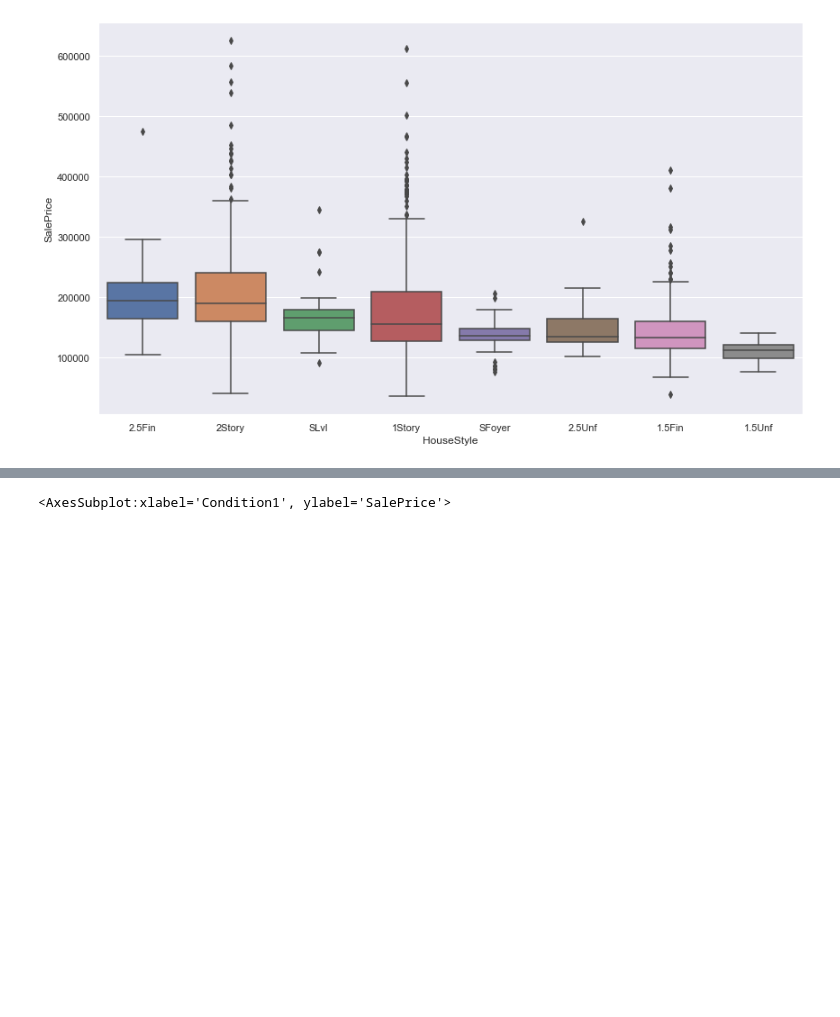
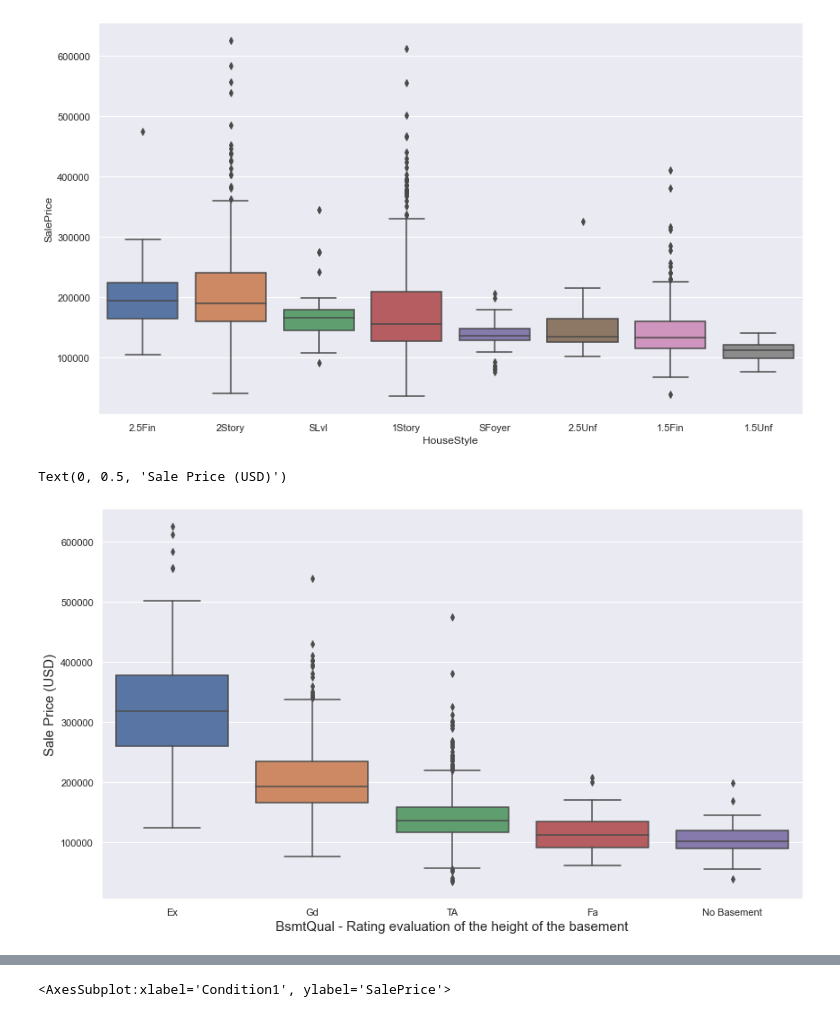
Before and after one commit to suhitasva/ML_Project, a Jupyter notebook: EDA_basic_cleanup.ipynb, the cells around one changed output, grey strips where cells are left out. Cells and saved outputs as stored; diff of their text form; code cells hidden in the pictures; blank space fills up the shorter version.

```diff
--- a/EDA_basic_cleanup.ipynb
+++ b/EDA_basic_cleanup.ipynb
@@ -600,3 +551,12 @@ sns.boxplot(data=train_df, x='HouseStyle', y='SalePrice',order=my_order)
 # %% [output]
 <AxesSubplot:xlabel='HouseStyle', ylabel='SalePrice'>
 [figure]
+# %%
+my_order = train_df.groupby('BsmtQual')['SalePrice']\
+           .median().sort_values(ascending=False).index
+sns.boxplot(data=train_df, x='BsmtQual', y='SalePrice', order=my_order)
+plt.xlabel("BsmtQual - Rating evaluation of the height of the basement", fontsize = 15)
+plt.ylabel("Sale Price (USD)", fontsize = 15)
+# %% [output]
+Text(0, 0.5, 'Sale Price (USD)')
+[figure, added]
```
Also changed, not shown: parts of 8 cells of this notebook.
